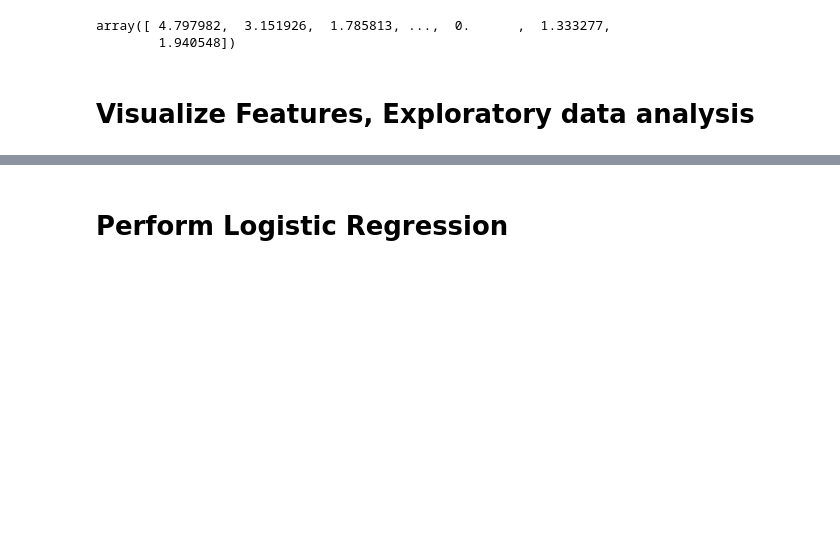
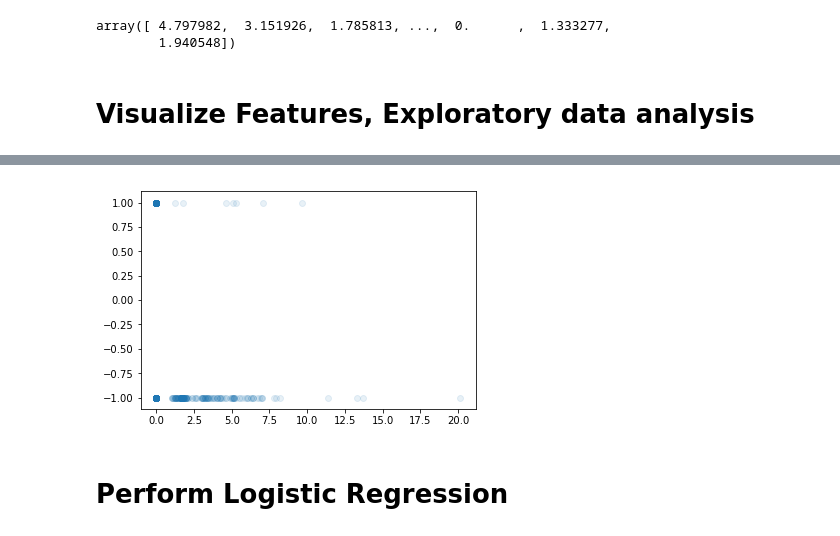
Before and after one commit to samsontmr/quora-challenges, a Jupyter notebook: answer-classifier/answer-classifier-v2.ipynb, the cells around one changed output, grey strips where cells are left out. Drawn from its saved outputs; the diff is of its cells as text; code cells hidden in the pictures; blank space fills up the shorter version.

```diff
--- a/answer-classifier/answer-classifier-v2.ipynb
+++ b/answer-classifier/answer-classifier-v2.ipynb
@@ -86,3 +87,9 @@ plt.show()
+# %%
+fig, ax = plt.subplots()
+ax.scatter(trainingFeatures[:,6].T, trainingAnswers, alpha=.1)
+plt.show()
+# %% [output]
+[figure, added]
 # %% [markdown]
 # Perform Logistic Regression
 # %%
```
Also changed, not shown: parts of 2 cells of this notebook.
